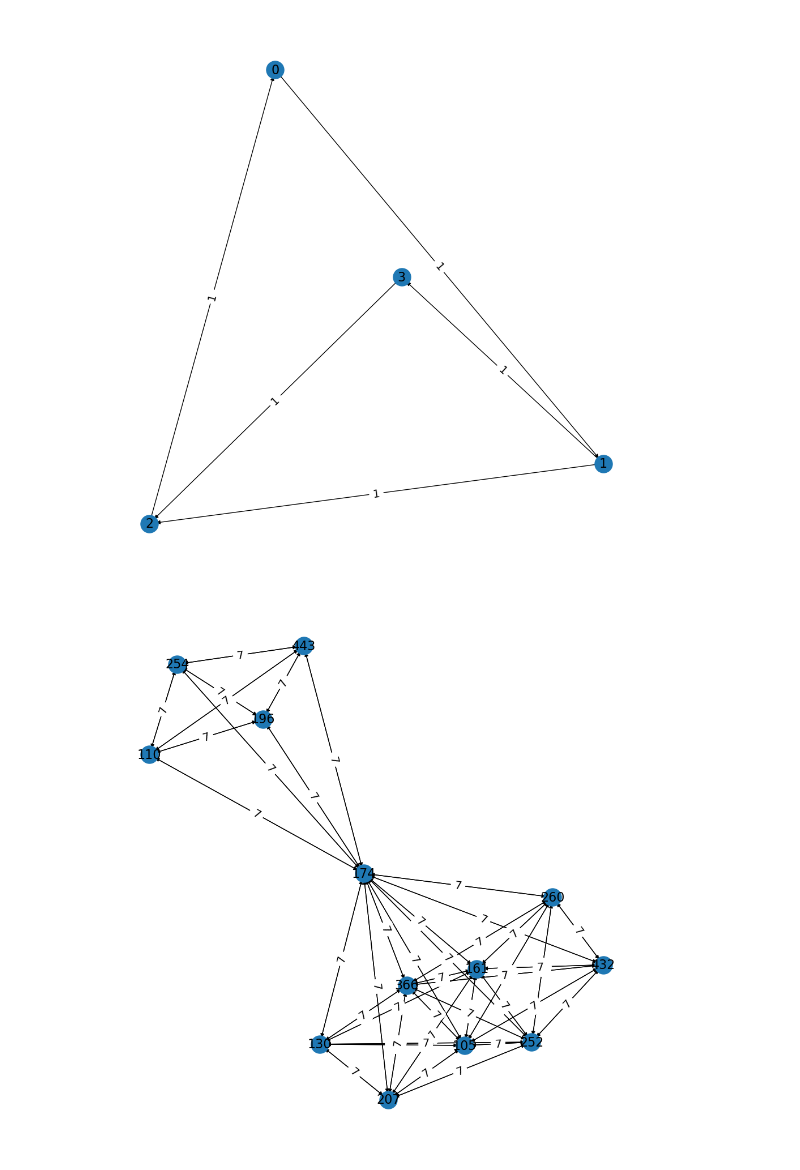
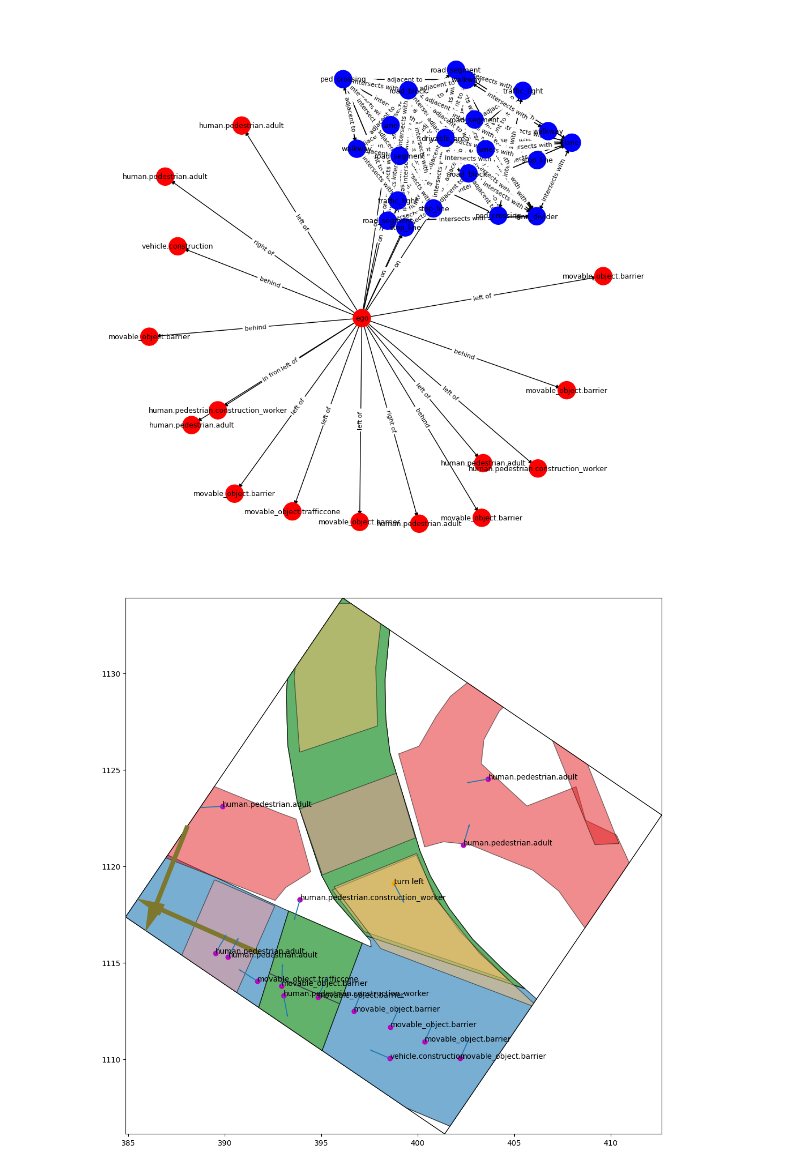
Before and after one commit to muyangyan/nuscenes_action_segmentation, a Jupyter notebook: sg_test.ipynb, the cells around one changed output. Drawn from its saved outputs; the diff is of its cells as text; code cells hidden in the pictures.

Commit message:
scene graphs work

```diff
--- a/sg_test.ipynb
+++ b/sg_test.ipynb
@@ -88,61 +90,0 @@ visualize_graph(adj_matrix)
-# %%
-import torch
-import networkx as nx
-import matplotlib.pyplot as plt
-
-edge_list = ["NONE", "in front of", "behind", "left of", "right of", "on", "adjacent to", "intersects with"]
-
-def visualize_graph(adjacency_matrix):
-    # Convert PyTorch tensor to numpy array
-    adj_matrix = adjacency_matrix.cpu().numpy()
-
-    # Create a graph from the adjacency matrix
-    G = nx.from_numpy_array(adj_matrix, create_using=nx.DiGraph)
-
-    # Remove isolated nodes (nodes with no connections)
-    G.remove_nodes_from(list(nx.isolates(G)))
-
-    # If the graph is empty after removing isolated nodes, return
-    if len(G) == 0:
-        print("No connected nodes to display.")
-        return
-
-    # Set up the plot
-    plt.figure(figsize=(10, 10))
-
-    # Generate a layout for the nodes
-    pos = nx.spring_layout(G)
-
-    # Draw the nodes
-    nx.draw_networkx_nodes(G, pos, node_size=500)
-
-    # Draw the edges
-    nx.draw_networkx_edges(G, pos, arrows=True)
-
-    # Add labels to the nodes
-    labels = {node: str(node) for node in G.nodes()}
-    nx.draw_networkx_labels(G, pos, labels, font_size=16)
-
-    #edge_labels = {(u, v): edge_list[ min(adj_matrix[u][v], len(edge_list)-1) ] for u, v in G.edges()}
-    edge_labels = {(u, v): adj_matrix[u][v] for u, v in G.edges()}
-    nx.draw_networkx_edge_labels(G, pos, edge_labels=edge_labels, font_size=14)
-
-
-    # Show the plot
-    plt.axis('off')
-    plt.tight_layout()
-    plt.show()
-
-# Example usage
-# Create a sample adjacency matrix as a PyTorch tensor
-adj_matrix = torch.tensor([
-    [0, 1, 0, 0, 0],
-    [0, 0, 1, 1, 0],
-    [1, 0, 0, 0, 0],
-    [0, 0, 1, 0, 0],
-    [0, 0, 0, 0, 0]  # This node is isolated
-], dtype=torch.int)
-
-visualize_graph(adj_matrix)
-# %% [output]
-[figure, removed]
@@ -152,5 +98,11 @@ frame = 0
 # %%
+frame = 20
 sg = torch.load('./data/scene_graphs/%d.pt' % traj).int()
-visualize_graph(sg[frame])
+sg_fig = visualize_graph(sg[frame], metadata['object_tokens'], objects[frame], layout='spring')
+
+nusc_data = NuScenesSimple('./data', ['0','1','2'])
+frame = select_frame(nusc_data[traj], frame)
+map_fig = render_frame(frame)
 # %% [output]
-[figure, old version]
+[figure, new version]
+[figure, added]
```
Also changed, not shown: parts of 7 cells of this notebook, 33 other files.
